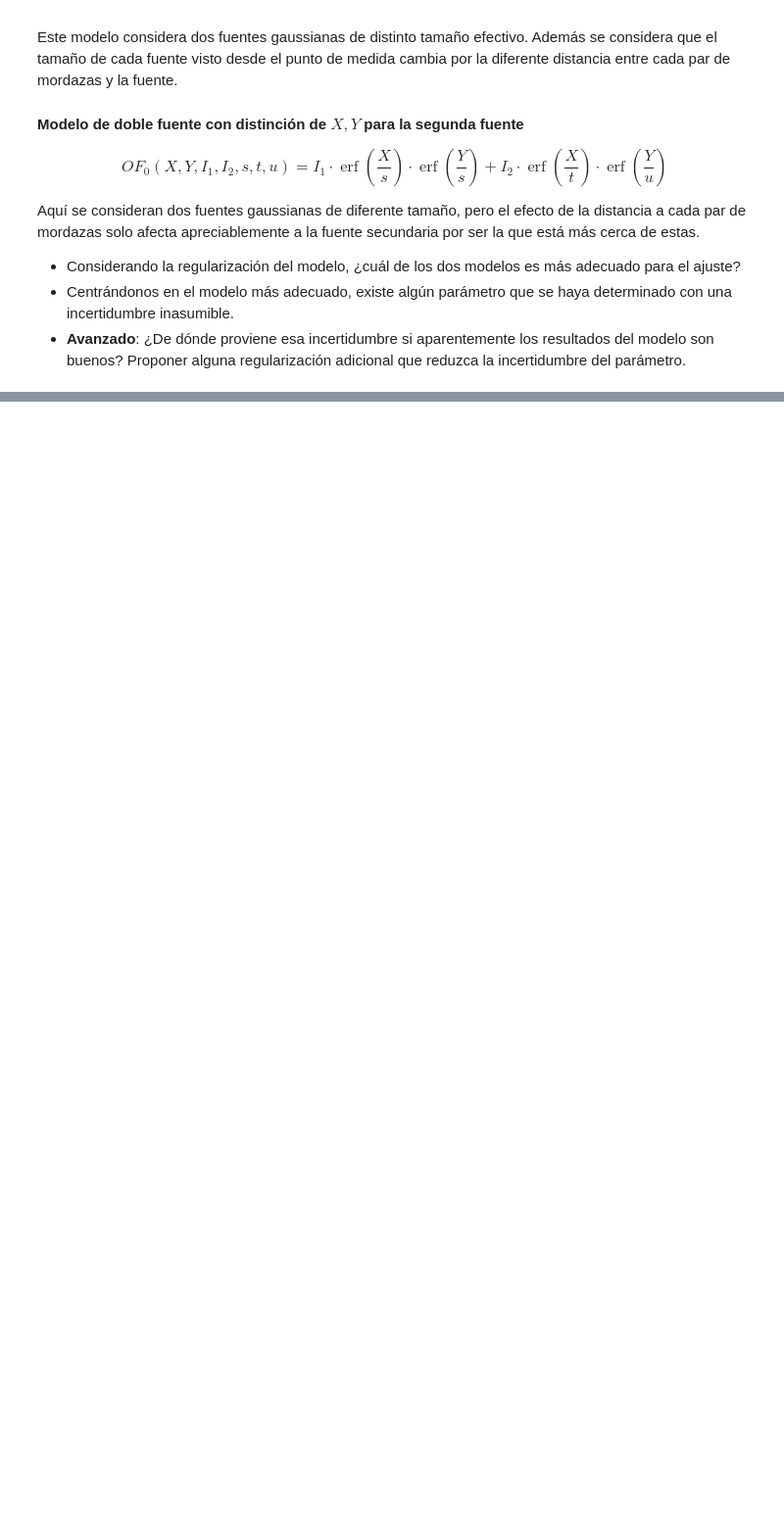
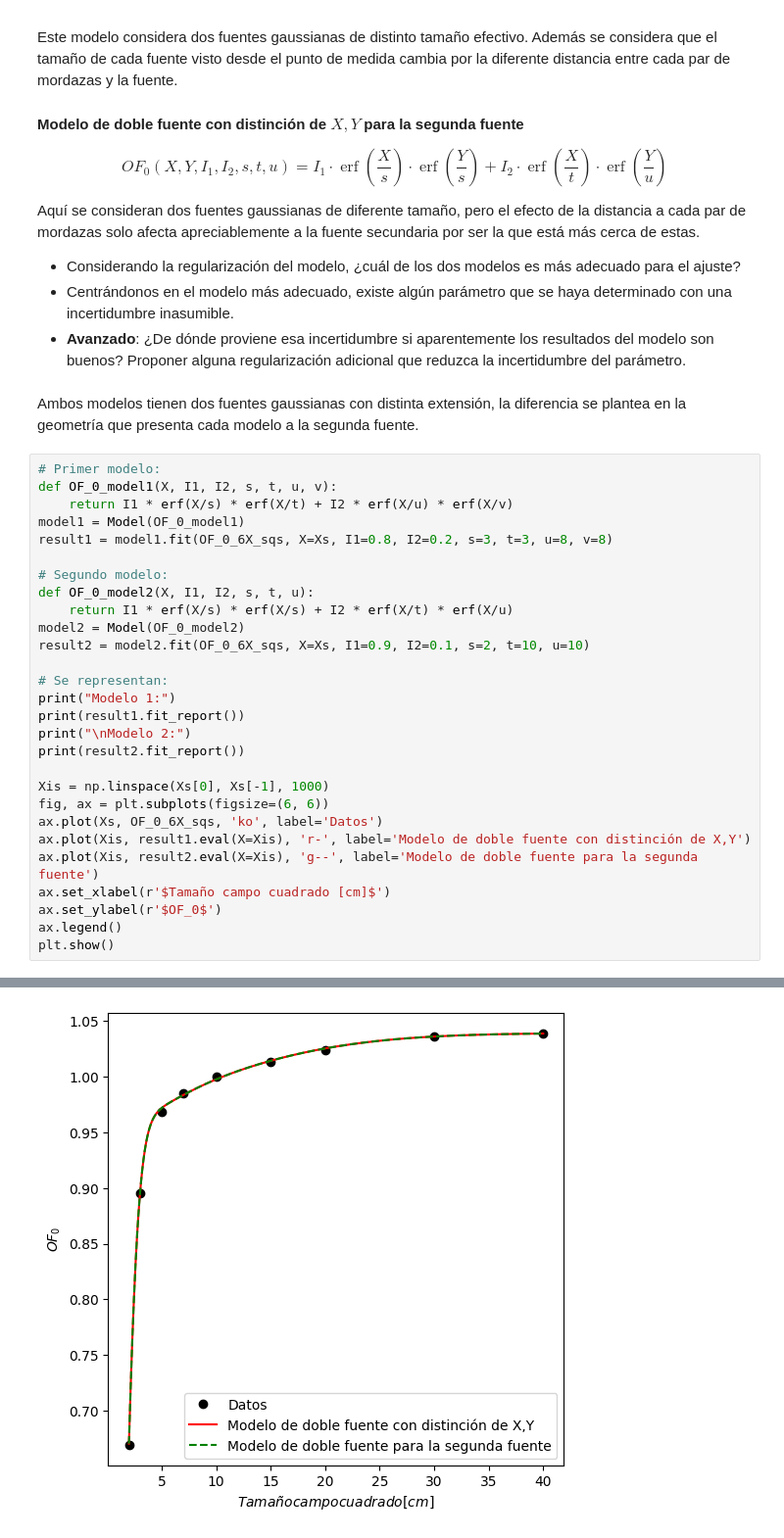
Before and after one commit to SofiBelmon/Practica2_radioterapia, a Jupyter notebook: Enunciados/DobleFuente/DobleFuente_Enunciado.ipynb, the cells around one changed output, grey strips where cells are left out. Shown: that part at 98% size. Drawn from its saved outputs; the diff is of its cells as text; blank space fills up the shorter version.

```diff
--- a/Enunciados/DobleFuente/DobleFuente_Enunciado.ipynb
+++ b/Enunciados/DobleFuente/DobleFuente_Enunciado.ipynb
@@ -544,3 +467,34 @@ Aquí se consideran dos fuentes gaussianas de diferente tamaño, pero el efecto
 - Considerando la regularización del modelo, ¿cuál de los dos modelos es más adecuado para el ajuste?
 - Centrándonos en el modelo más adecuado, existe algún parámetro que se haya determinado con una incertidumbre inasumible.
 - **Avanzado**: ¿De dónde proviene esa incertidumbre si aparentemente los resultados del modelo son buenos? Proponer alguna regularización adicional que reduzca la incertidumbre del parámetro.
+# %% [markdown]
+Ambos modelos tienen dos fuentes gaussianas con distinta extensión, la diferencia se plantea en la geometría que presenta cada modelo a la segunda fuente.
+# %%
+# Primer modelo:
+def OF_0_model1(X, I1, I2, s, t, u, v):
+    return I1 * erf(X/s) * erf(X/t) + I2 * erf(X/u) * erf(X/v)
+model1 = Model(OF_0_model1)
+result1 = model1.fit(OF_0_6X_sqs, X=Xs, I1=0.8, I2=0.2, s=3, t=3, u=8, v=8)
+
+# Segundo modelo:
+def OF_0_model2(X, I1, I2, s, t, u):
+    return I1 * erf(X/s) * erf(X/s) + I2 * erf(X/t) * erf(X/u)
+model2 = Model(OF_0_model2)
+result2 = model2.fit(OF_0_6X_sqs, X=Xs, I1=0.9, I2=0.1, s=2, t=10, u=10)
+
+# Se representan:
+print("Modelo 1:")
+print(result1.fit_report())
+print("\nModelo 2:")
+print(result2.fit_report())
+
+Xis = np.linspace(Xs[0], Xs[-1], 1000)
+fig, ax = plt.subplots(figsize=(6, 6))
+ax.plot(Xs, OF_0_6X_sqs, 'ko', label='Datos')
+ax.plot(Xis, result1.eval(X=Xis), 'r-', label='Modelo de doble fuente con distinción de X,Y')
+ax.plot(Xis, result2.eval(X=Xis), 'g--', label='Modelo de doble fuente para la segunda fuente')
+ax.set_xlabel(r'$Tamaño campo cuadrado [cm]$')
+ax.set_ylabel(r'$OF_0$')
+ax.legend()
+plt.show()
+# %% [output]
@@ -546,0 +518 @@ Aquí se consideran dos fuentes gaussianas de diferente tamaño, pero el efecto
+[figure, added]
```
Also changed, not shown: parts of 6 cells of this notebook.
